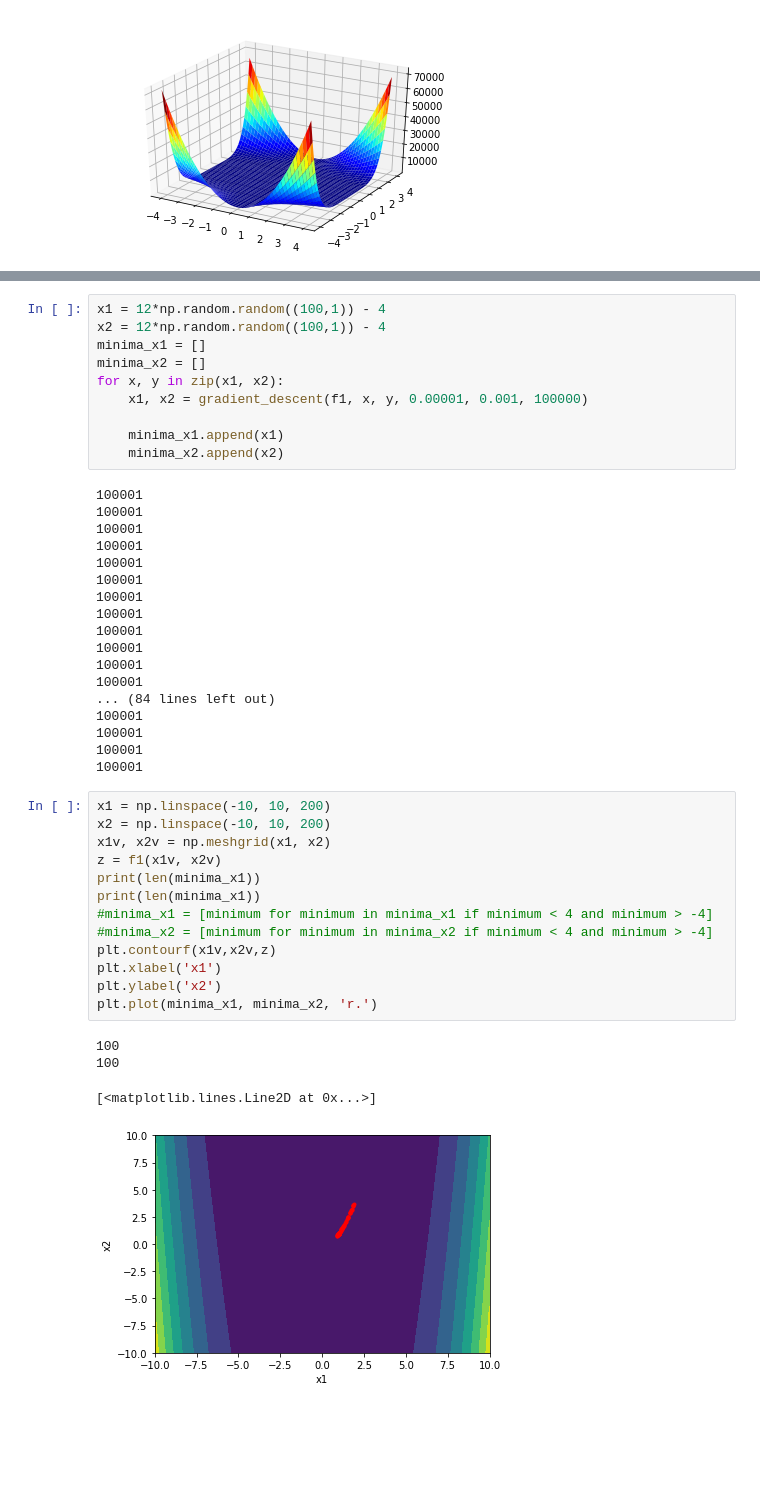
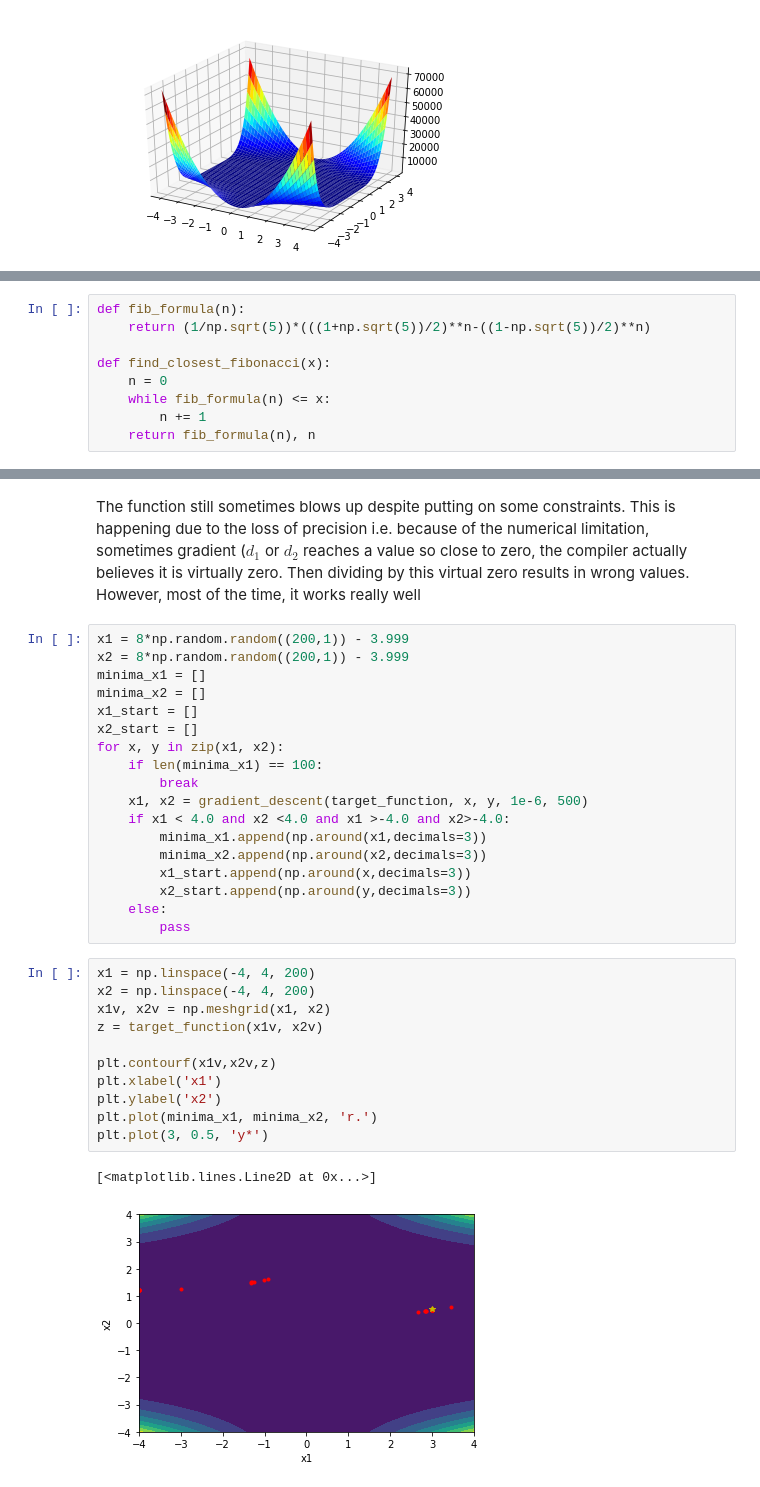
Before and after one commit to LemurPwned/Fundamentals-of-optimization, a Jupyter notebook: Gradient descent.ipynb, the cells around one changed output, grey strips where cells are left out. Saved outputs shown, nothing was run; the diff lists cells and outputs as text; blank space fills up the shorter version.

```diff
--- a/Gradient descent.ipynb
+++ b/Gradient descent.ipynb
@@ -105,0 +52,9 @@ def gradient_descent(function, x10, x20, alpha, error, N):
+# %%
+def fib_formula(n):
+    return (1/np.sqrt(5))*(((1+np.sqrt(5))/2)**n-((1-np.sqrt(5))/2)**n)
+
+def find_closest_fibonacci(x):
+    n = 0
+    while fib_formula(n) <= x:
+        n += 1
+    return fib_formula(n), n
@@ -106,46 +158,34 @@ def gradient_descent(function, x10, x20, alpha, error, N):
+# %% [markdown]
+The function still sometimes blows up despite putting on some constraints. This is happening due to the loss of precision i.e. because of the numerical limitation, sometimes gradient ($d_1$ or $d_2$ reaches a value so close to zero, the compiler actually believes it is virtually zero. Then dividing by this virtual zero results in wrong values. However, most of the time, it works really well
 # %%
-x1 = 12*np.random.random((100,1)) - 4
-x2 = 12*np.random.random((100,1)) - 4
+x1 = 8*np.random.random((200,1)) - 3.999
+x2 = 8*np.random.random((200,1)) - 3.999
 minima_x1 = []
 minima_x2 = []
+x1_start = []
+x2_start = []
 for x, y in zip(x1, x2):
-    x1, x2 = gradient_descent(f1, x, y, 0.00001, 0.001, 100000)
-
-    minima_x1.append(x1)
-    minima_x2.append(x2)
+    if len(minima_x1) == 100:
+        break
+    x1, x2 = gradient_descent(target_function, x, y, 1e-6, 500)
+    if x1 < 4.0 and x2 <4.0 and x1 >-4.0 and x2>-4.0:
+        minima_x1.append(np.around(x1,decimals=3))
+        minima_x2.append(np.around(x2,decimals=3))
+        x1_start.append(np.around(x,decimals=3))
+        x2_start.append(np.around(y,decimals=3))
+    else:
+        pass
-# %% [output]
-100001
-100001
-100001
-100001
-100001
-100001
-100001
-100001
-100001
-100001
-100001
-100001
-... (84 lines left out)
-100001
-100001
-100001
-100001
 # %%
-x1 = np.linspace(-10, 10, 200)
-x2 = np.linspace(-10, 10, 200)
+x1 = np.linspace(-4, 4, 200)
+x2 = np.linspace(-4, 4, 200)
 x1v, x2v = np.meshgrid(x1, x2)
-z = f1(x1v, x2v)
-print(len(minima_x1))
-print(len(minima_x1))
-#minima_x1 = [minimum for minimum in minima_x1 if minimum < 4 and minimum > -4]
-#minima_x2 = [minimum for minimum in minima_x2 if minimum < 4 and minimum > -4]
+z = target_function(x1v, x2v)
+
 plt.contourf(x1v,x2v,z)
 plt.xlabel('x1')
 plt.ylabel('x2')
 plt.plot(minima_x1, minima_x2, 'r.')
+plt.plot(3, 0.5, 'y*')
 # %% [output]
-100
-100
+[<matplotlib.lines.Line2D at 0x...>]
-[<matplotlib.lines.Line2D at 0x...>]
-[figure, old version]
+[figure, new version]
```
Also changed, not shown: parts of 17 cells of this notebook, 2 other files.
